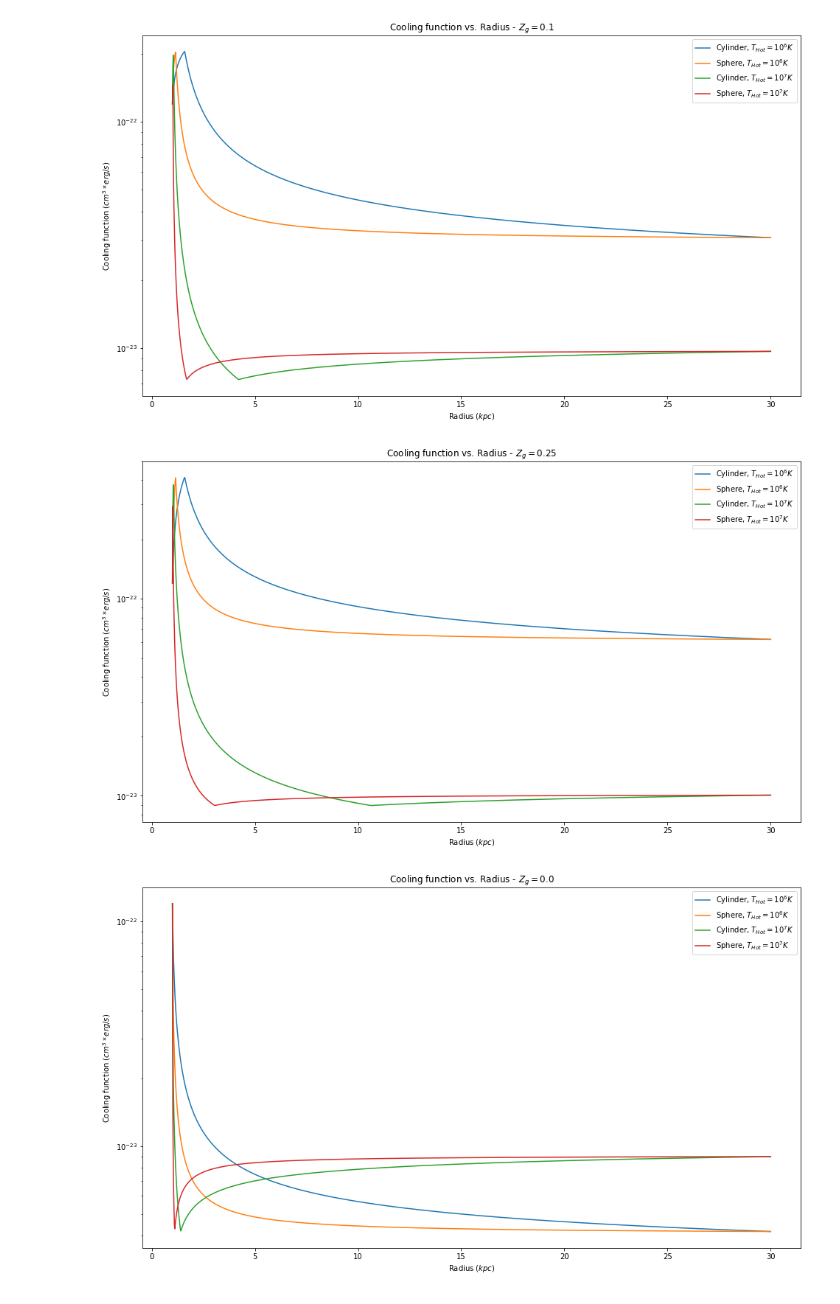
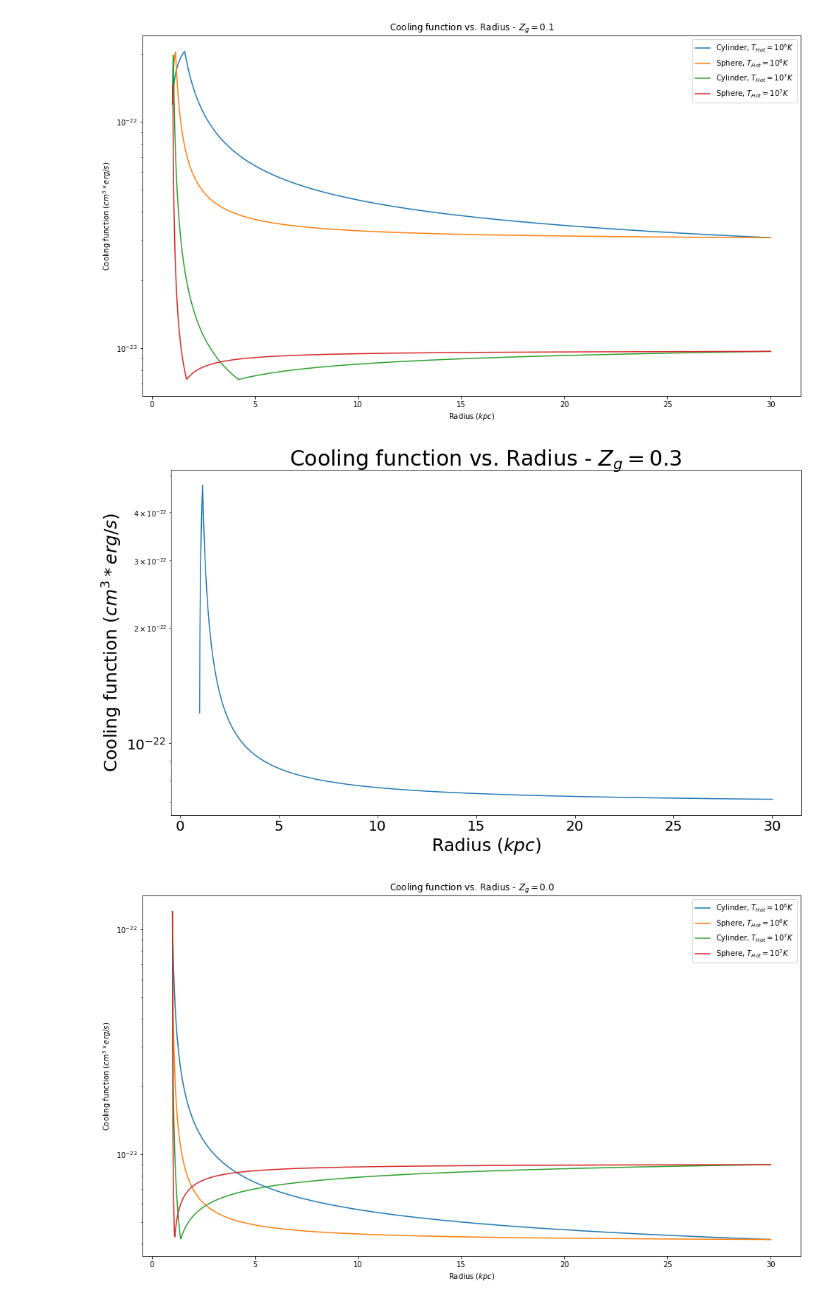
Before and after one commit to jortiz630/Ari-Work-2018, a Jupyter notebook: Ari Plots v1.3.ipynb, the cells around one changed output. Saved outputs shown, nothing was run; the diff lists cells and outputs as text; code cells hidden in the pictures.

```diff
--- a/Ari Plots v1.3.ipynb
+++ b/Ari Plots v1.3.ipynb
@@ -181,28 +198,30 @@ plt.pyplot.show()
 # %% [output]
 [figure]
 # %%
-cylinderRads_quarter = jcoolfunk.coolingFunctionCyl(radii, 10**6, 0.25)
-sphereRads_quarter = jcoolfunk.coolingFunctionSph(radii, 10**6, 0.25)
-cylinderRads7_quarter = jcoolfunk.coolingFunctionCyl(radii, 10**7, 0.25)
-sphereRads7_quarter = jcoolfunk.coolingFunctionSph(radii, 10**7, 0.25)
+cylinderRads_three = jcoolfunk.coolingFunctionCyl(radii, 10**6, 0.3)
+sphereRads_three = jcoolfunk.coolingFunctionSph(radii, 10**6, 0.3)
+cylinderRads7_three = jcoolfunk.coolingFunctionCyl(radii, 10**7, 0.3)
+sphereRads7_three = jcoolfunk.coolingFunctionSph(radii, 10**7, 0.3)
 # %%
-plt.pyplot.semilogy(radii, cylinderRads_quarter)
-plt.pyplot.semilogy(radii, sphereRads_quarter)
-plt.pyplot.semilogy(radii, cylinderRads7_quarter)
-plt.pyplot.semilogy(radii, sphereRads7_quarter)
+#plt.pyplot.semilogy(radii, cylinderRads_three)
+plt.pyplot.semilogy(radii, sphereRads_three)
+#plt.pyplot.semilogy(radii, cylinderRads7_three)
+#plt.pyplot.semilogy(radii, sphereRads7_three)
 
-plt.pyplot.legend(['Cylinder, $T_{Hot} = 10^6 K$', 'Sphere, $T_{Hot} = 10^6 K$', 'Cylinder, $T_{Hot} = 10^7 K$', 'Sphere, $T_{Hot} = 10^7 K$'], loc='upper right')
+#plt.pyplot.legend(['Cylinder, $T_{Hot} = 10^6 K$', 'Sphere, $T_{Hot} = 10^6 K$', 'Cylinder, $T_{Hot} = 10^7 K$', 'Sphere, $T_{Hot} = 10^7 K$'], loc='upper right')
 
-plt.pyplot.xlabel('Radius ($kpc$)')
-plt.pyplot.ylabel('Cooling function ($cm^3*erg/s$)')
-plt.pyplot.title('Cooling function vs. Radius - $Z_g = 0.25$')
+plt.pyplot.xlabel('Radius ($kpc$)', fontsize=25)
+plt.pyplot.ylabel('Cooling function ($cm^3*erg/s$)' ,fontsize=25)
+plt.pyplot.xticks(fontsize=20)
+plt.pyplot.yticks(fontsize=20)
+plt.pyplot.title('Cooling function vs. Radius - $Z_g = 0.3$', fontsize=30)
 
 plt.pyplot.rcParams["figure.figsize"] = [16,9]
 
-plt.pyplot.savefig('Cooling function vs Radius - quarter.png')
+plt.pyplot.savefig('Cooling function vs Radius - three.png')
 plt.pyplot.show()
 # %% [output]
-[figure, old version]
+[figure, new version]
 # %%
 cylinderRads_clean = jcoolfunk.coolingFunctionCyl(radii, 10**6, 0.0)
 sphereRads_clean = jcoolfunk.coolingFunctionSph(radii, 10**6, 0.0)
```
Also changed, not shown: parts of 18 cells of this notebook, 3 other files.
